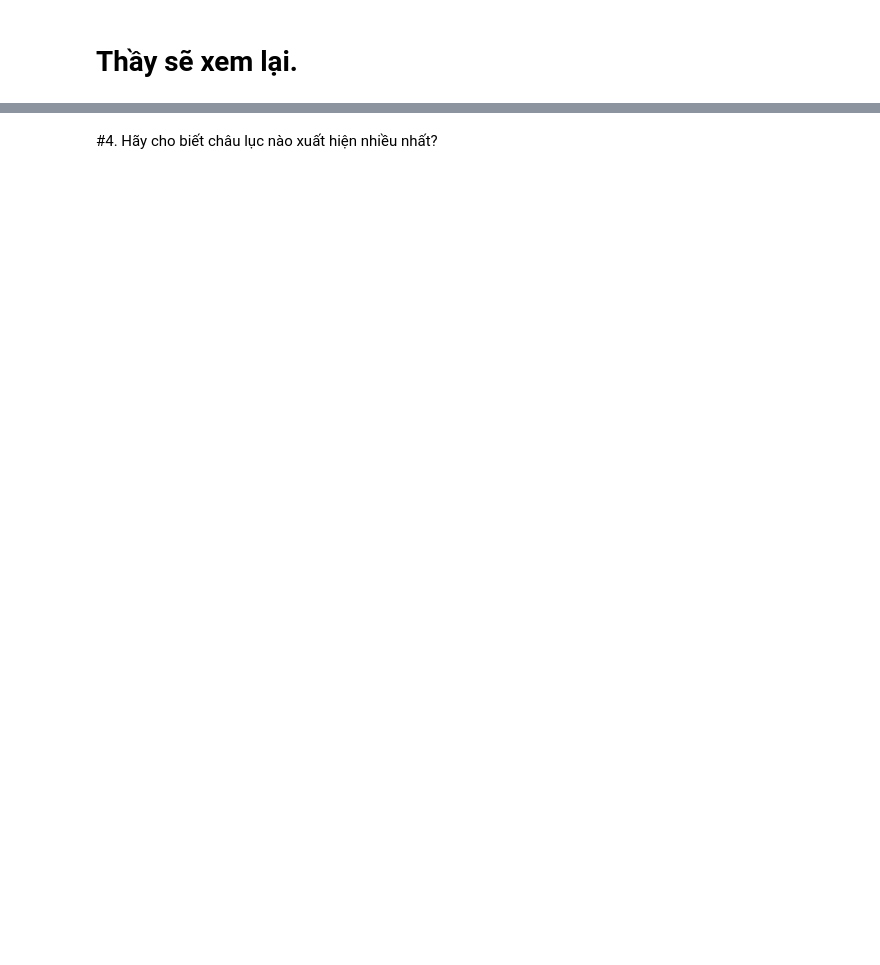
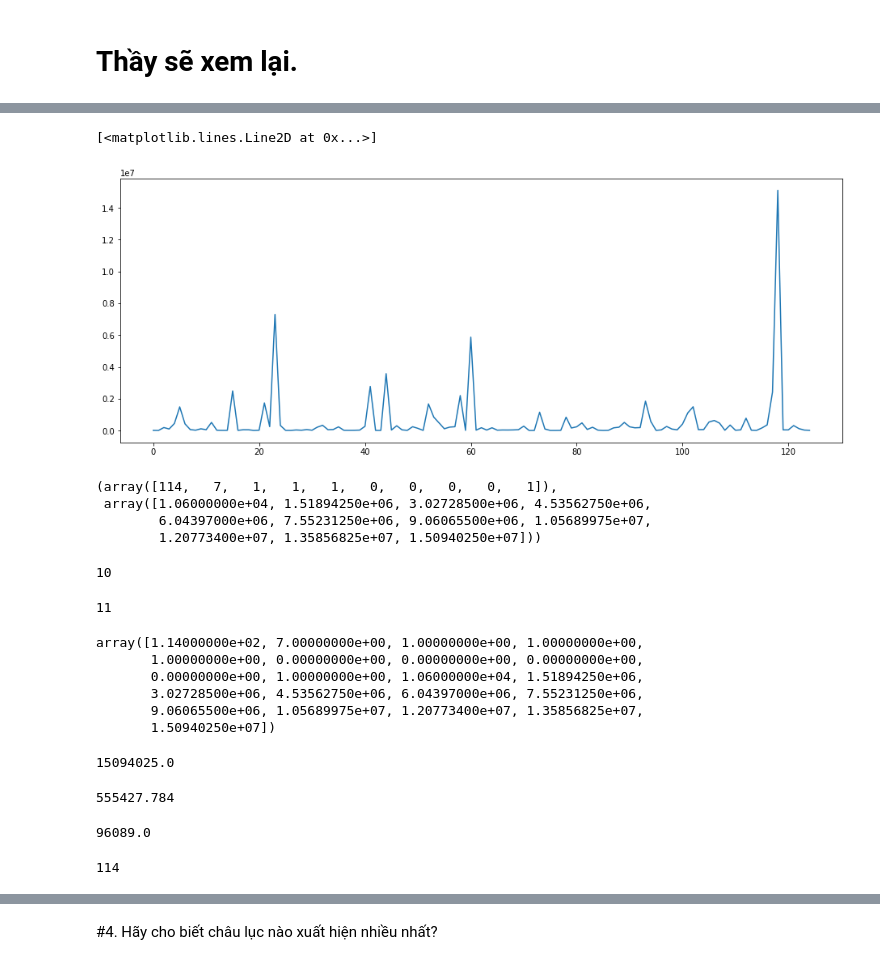
Before and after one commit to hainmit09/DataAnalysis, a Jupyter notebook: Pandas_2_Bài_tập_1.ipynb, the cells around one changed output, grey strips where cells are left out. Saved outputs shown, nothing was run; the diff lists cells and outputs as text; code cells hidden in the pictures; blank space fills up the shorter version.

```diff
--- a/Pandas_2_Bài_tập_1.ipynb
+++ b/Pandas_2_Bài_tập_1.ipynb
@@ -69,0 +104,6 @@ plt.hist(x=df['GDP (millions of US$)'], bins=80)
+# %%
+plt.figure(figsize=(16,6))
+plt.plot(range(df.shape[0]), df['GDP (millions of US$)'])
+# %% [output]
+[<matplotlib.lines.Line2D at 0x...>]
+[figure, added]
@@ -69,0 +112,42 @@ plt.hist(x=df['GDP (millions of US$)'], bins=80)
+# %%
+density = np.histogram(df['GDP (millions of US$)'], bins=10)
+density
+# %% [output]
+(array([114,   7,   1,   1,   1,   0,   0,   0,   0,   1]),
+ array([1.06000000e+04, 1.51894250e+06, 3.02728500e+06, 4.53562750e+06,
+        6.04397000e+06, 7.55231250e+06, 9.06065500e+06, 1.05689975e+07,
+        1.20773400e+07, 1.35856825e+07, 1.50940250e+07]))
+# %%
+len(density[0])
+# %% [output]
+10
+# %%
+len(density[1])
+# %% [output]
+11
+# %%
+np.hstack(density)
+# %% [output]
+array([1.14000000e+02, 7.00000000e+00, 1.00000000e+00, 1.00000000e+00,
+       1.00000000e+00, 0.00000000e+00, 0.00000000e+00, 0.00000000e+00,
+       0.00000000e+00, 1.00000000e+00, 1.06000000e+04, 1.51894250e+06,
+       3.02728500e+06, 4.53562750e+06, 6.04397000e+06, 7.55231250e+06,
+       9.06065500e+06, 1.05689975e+07, 1.20773400e+07, 1.35856825e+07,
+       1.50940250e+07])
+# %%
+den_mode = max(max(density[0]), max(density[1]))
+den_mode
+# %% [output]
+15094025.0
+# %%
+df['GDP (millions of US$)'].mean()
+# %% [output]
+555427.784
+# %%
+df['GDP (millions of US$)'].median()
+# %% [output]
+96089.0
+# %%
+max(density[0])
+# %% [output]
+114
```
Also changed, not shown: parts of 37 cells of this notebook.
